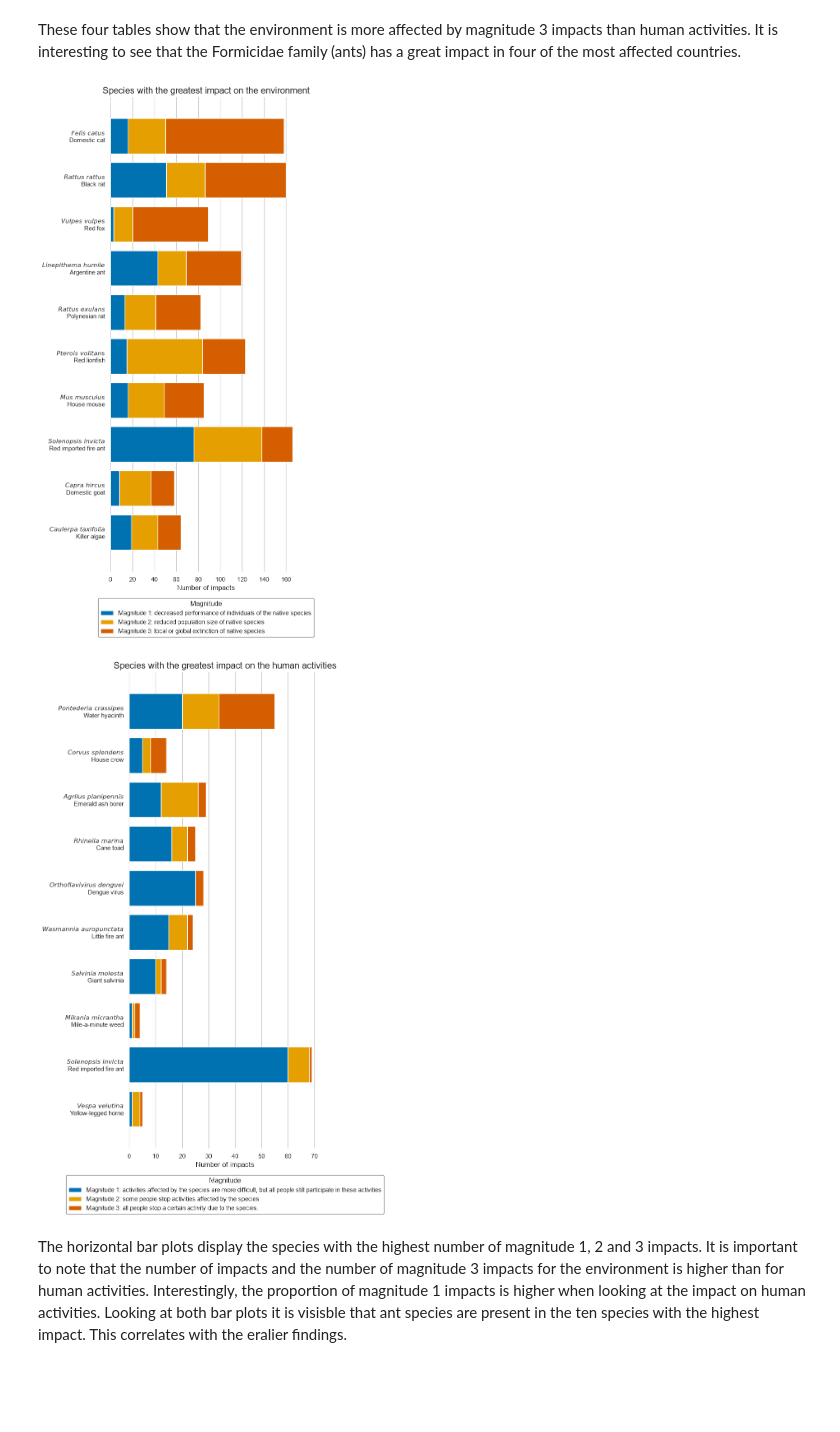
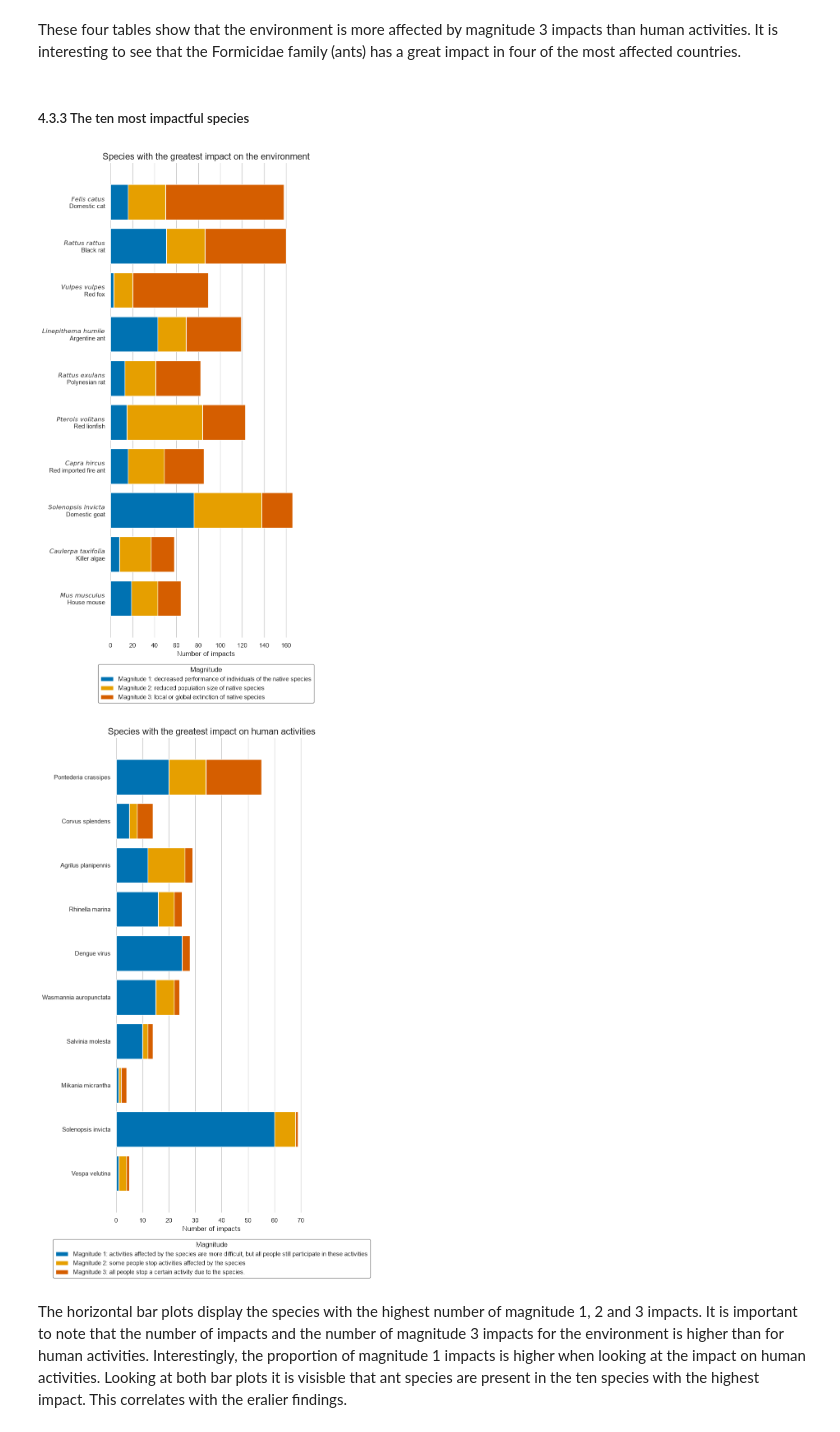
Before and after one commit to zoedoucet/invasive-species-impact-analysis, a Jupyter notebook: notebooks/03_hypothesis_and_visualization.ipynb, the cells around one changed output. Saved outputs shown, nothing was run; the diff lists cells and outputs as text; code cells hidden in the pictures; blank space fills up the shorter version.

```diff
--- a/notebooks/03_hypothesis_and_visualization.ipynb
+++ b/notebooks/03_hypothesis_and_visualization.ipynb
@@ -487,15 +492,17 @@ print(top3_q3h3_1)
 0  South Africa  Salviniaceae            1
 # %% [markdown]
 These four tables show that the environment is more affected by magnitude 3 impacts than human activities. It is interesting to see that the Formicidae family (ants) has a great impact in four of the most affected countries.
+# %% [markdown]
+##### 4.3.3 The ten most impactful species
 # %%
 latin_names_q3h5_1 = ["Felis catus","Rattus rattus","Vulpes vulpes","Linepithema humile",
-                      "Rattus exulans","Pterois volitans","Mus musculus","Solenopsis invicta",
-                      "Capra hircus","Caulerpa taxifolia"]
+                      "Rattus exulans","Pterois volitans","Capra hircus",
+                      "Solenopsis invicta","Caulerpa taxifolia", "Mus musculus"]
 common_names_q3h5_1 = ["Domestic cat","Black rat","Red fox","Argentine ant","Polynesian rat",
-                       "Red lionfish","House mouse","Red imported fire ant","Domestic goat","Killer algae"]
+                       "Red lionfish","Red imported fire ant","Domestic goat","Killer algae","House mouse"]
 
 labels_q3h5_1 = [
-    rf"$\it{{{latin.replace(' ', '\ ')}}}$" + f"\n{name}"
+    rf"$\it{{{latin.replace(' ', r'\ ')}}}$" + f"\n{name}"
     for latin, name in zip(latin_names_q3h5_1, common_names_q3h5_1)]
 
 sns.set_theme(style="whitegrid")
@@ -523,7 +530,7 @@ ax_q3h5_1.barh(
 
 ax_q3h5_1.set_xlabel("Number of impacts")
 ax_q3h5_1.set_ylabel("")
-ax_q3h5_1.set_yticklabels(labels_q3h5_1)
+ax_q3h5_1.set_yticks(range(len(labels_q3h5_1)), labels=labels_q3h5_1)
 ax_q3h5_1.set_title("Species with the greatest impact on the environment", fontsize=16)
 
 ax_q3h5_1.legend(
@@ -544,16 +551,16 @@ sns.despine(left=True, bottom=True)
 
 plt.show()
 # %% [output]
-[figure, old version]
+[figure, new version]
 # %%
-latin_names_q3h5_2 = ["	Pontederia crassipes","Corvus splendens","Agrilus planipennis",
+latin_names_q3h5_2 = ["Pontederia crassipes","Corvus splendens","Agrilus planipennis",
                       "Rhinella marina", "Orthoflavivirus denguei","Wasmannia auropunctata",
-                      "Salvinia molesta","Mikania micrantha","Solenopsis invicta","	Vespa velutina"]
+                      "Salvinia molesta","Mikania micrantha","Solenopsis invicta","Vespa velutina"]
 common_names_q3h5_2 = ["Water hyacinth","House crow","Emerald ash borer","Cane toad", "Dengue virus",
                        "Little fire ant","Giant salvinia","Mile-a-minute weed","Red imported fire ant","Yellow-legged hornet"]
 
 labels_q3h5_2 = [
-    rf"$\it{{{latin.replace(' ', '\ ')}}}$" + f"\n{name}"
+    rf"$\it{{{latin.replace(' ', r'\ ')}}}$" + f"\n{name}"
     for latin, name in zip(latin_names_q3h5_2, common_names_q3h5_2)]
 
 sns.set_theme(style="whitegrid")
@@ -572,35 +579,35 @@ ax_q3h5_2.barh(
     label = "Magnitude 2: some people stop activities affected by the species",
     color = "#E69F00")
 ax_q3h5_2.barh(
     q3h5_2["species"],
     q3h5_2["magnitude 3"],
     left=q3h5_2["magnitude 1"] + q3h5_2["magnitude 2"],
     label = "Magnitude 3: all people stop a certain activity due to the species.",
     color = "#D55E00")
 
 ax_q3h5_2.set_xlabel("Number of impacts")
 ax_q3h5_2.set_ylabel("")
-ax_q3h5_2.set_yticklabels(labels_q3h5_2)
+ax_q3h5_1.set_yticks(range(len(labels_q3h5_1)), labels=labels_q3h5_1)
 ax_q3h5_2.set_title("Species with the greatest impact on human activities", fontsize=16)
 
 ax_q3h5_2.legend(
     title="Magnitude",
     loc="upper center",
     bbox_to_anchor=(0.5, -0.05),
     ncol=1,
     frameon=True,
     fancybox=True,
     framealpha=1,
     edgecolor="grey",
     facecolor="white")
 ax_q3h5_2.invert_yaxis()
 ax_q3h5_2.grid(axis="y", visible=False)
 
 sns.despine(left=True, bottom=True)
 
 plt.show()
 # %% [output]
-[figure, old version]
+[figure, new version]
 # %% [markdown]
 The horizontal bar plots display the species with the highest number of magnitude 1, 2 and 3 impacts. It is important to note that the number of impacts and the number of magnitude 3 impacts for the environment is higher than for human activities. Interestingly, the proportion of magnitude 1 impacts is higher when looking at the impact on human activities. Looking at both bar plots it is visisble that ant species are present in the ten species with the highest impact. This correlates with the eralier findings.
 # %% [markdown]
```
Also changed, not shown: parts of 4 cells of this notebook.
